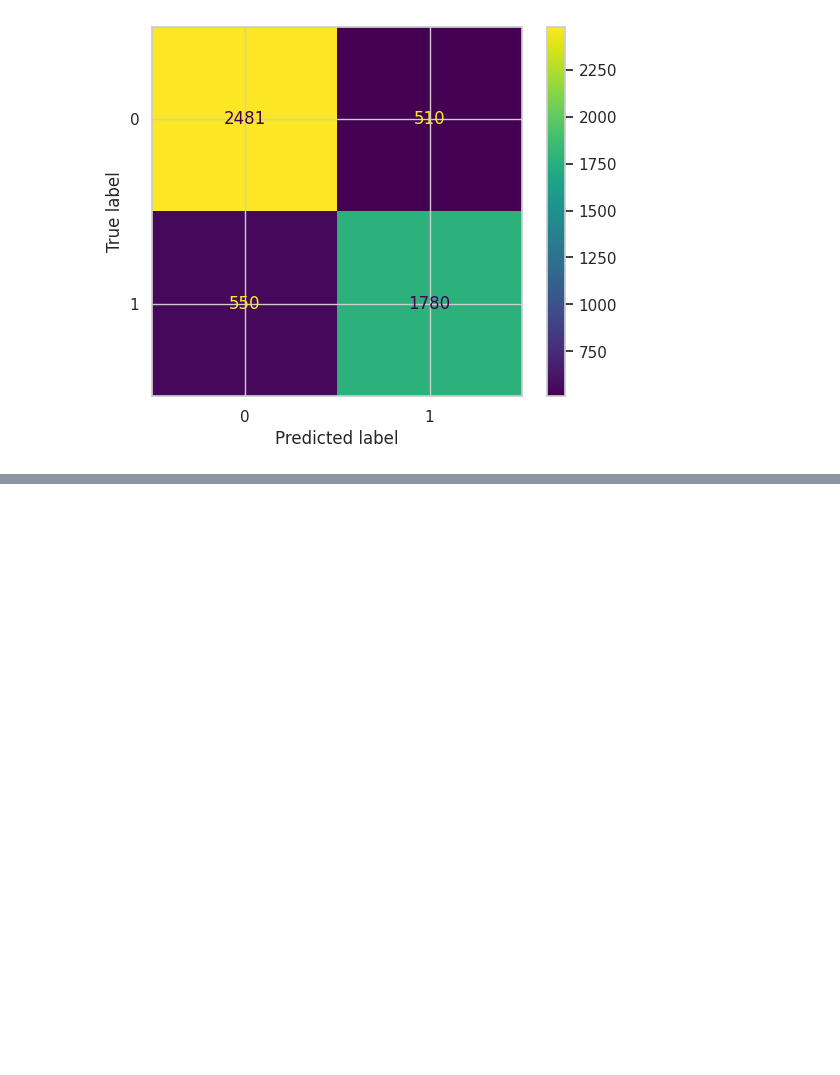
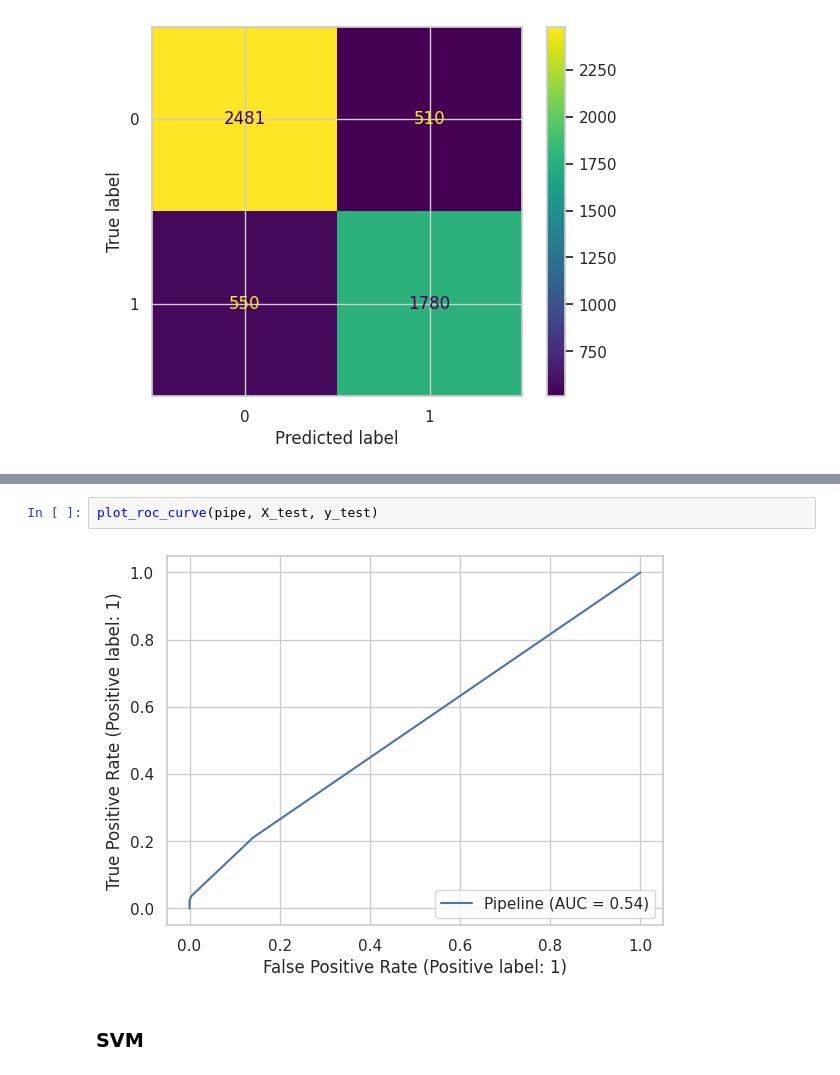
Before and after one commit to wilberquito/Sarcasm-Detector, a Jupyter notebook: detection.ipynb, the cells around one changed output, grey strips where cells are left out. Drawn from its saved outputs; the diff is of its cells as text; blank space fills up the shorter version.

```diff
--- a/detection.ipynb
+++ b/detection.ipynb
@@ -510,0 +527,6 @@ plot_roc_curve(pipe, X_test, y_test)
+# %%
+plot_roc_curve(pipe, X_test, y_test)
+# %% [output]
+[figure, added]
+# %% [markdown]
+### SVM
```
Also changed, not shown: parts of 8 cells of this notebook.
